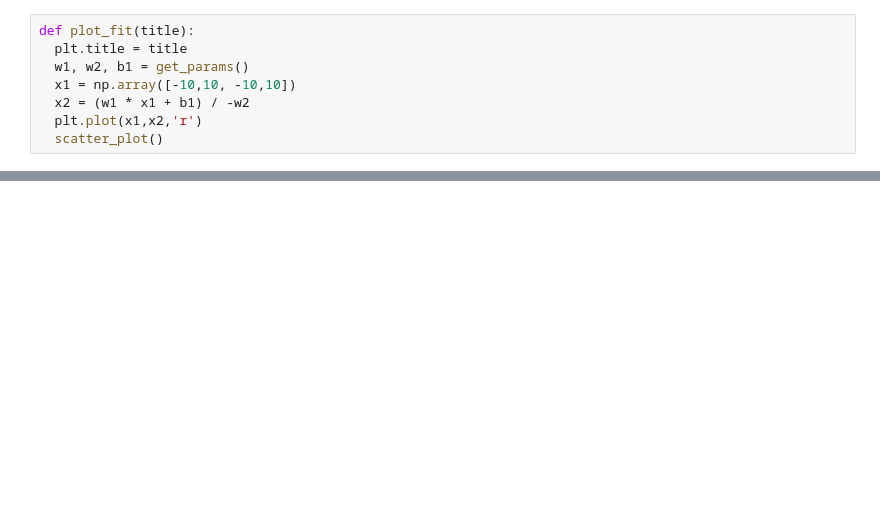
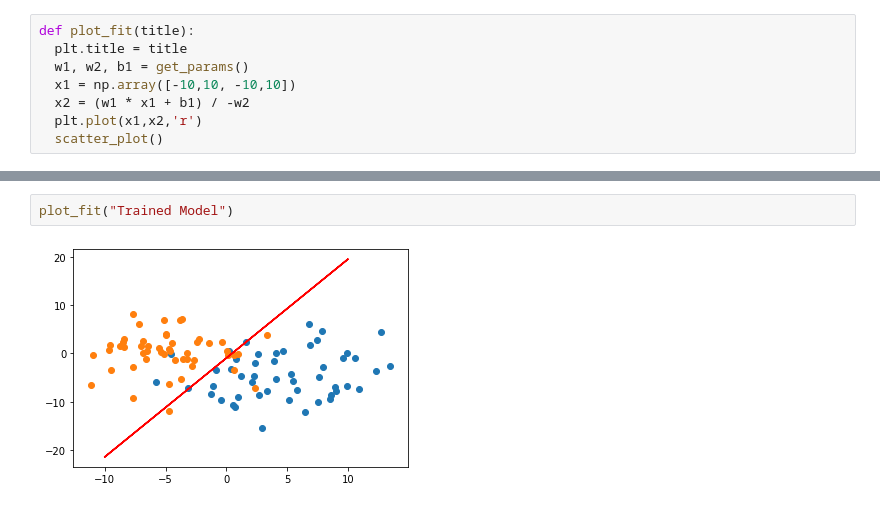
Before and after one commit to SokichiFujita/PyTorch-for-Deep-Learning-and-Computer-Vision, a Jupyter notebook: Chapter5_Perceptrons.ipynb, the cells around one changed output, grey strips where cells are left out. Drawn from its saved outputs; the diff is of its cells as text; blank space fills up the shorter version.

```diff
--- a/Chapter5_Perceptrons.ipynb
+++ b/Chapter5_Perceptrons.ipynb
@@ -74,0 +99,4 @@ plot_fit("Initial Model")
+# %%
+plot_fit("Trained Model")
+# %% [output]
+[figure, added]
```
Also changed, not shown: parts of 6 cells of this notebook.
